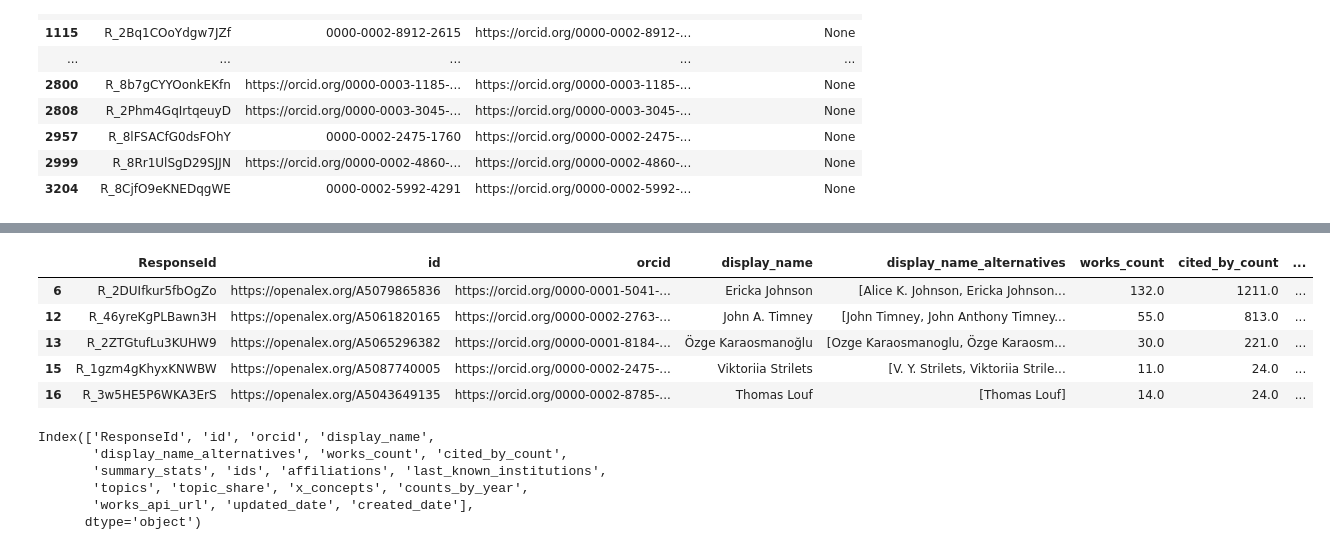
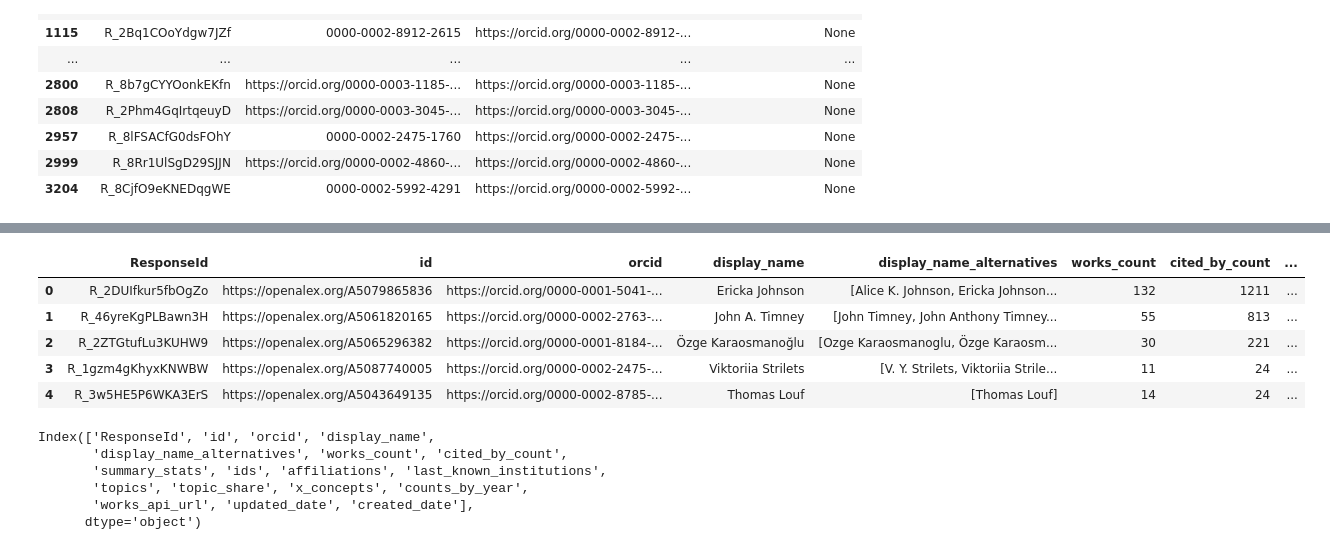
Before and after one commit to Ppandda/parenthood, a Jupyter notebook: parenthood_europe/notebooks/getting_temporal_data.ipynb, the cells around one changed output, grey strips where cells are left out. Drawn from its saved outputs; the diff is of its cells as text; code cells hidden in the pictures.

Commit message:
got data from openAlex, currently on  orcids from scopus to be retrieved from open Alex

```diff
--- a/parenthood_europe/notebooks/getting_temporal_data.ipynb
+++ b/parenthood_europe/notebooks/getting_temporal_data.ipynb
@@ -467,0 +469,4 @@ I have 1995 researchers that I got som einformation from Open Alex by their Orci
+# %%
+orcid_df_clean_no_missing = orcid_df_clean[~orcid_df_clean['ResponseId'].isin(missing_df['ResponseId'])]
+orcid_df_clean_no_missing.reset_index(drop=True, inplace=True)
+len(orcid_df_clean_no_missing)
@@ -468,15 +484,15 @@ I have 1995 researchers that I got som einformation from Open Alex by their Orci
 # %%
-df_orcid = orcid_df_clean.copy()
-df_orcid_normal = orcid_df_clean['retrieved_author_data'].apply(pd.Series)
+df_orcid = orcid_df_clean_no_missing.copy()
+df_orcid_normal = orcid_df_clean_no_missing['retrieved_author_data'].apply(pd.Series)
 df_final = pd.concat([df_orcid[['ResponseId']], df_orcid_normal], axis=1)
 df_final.head()
 # %% [output]
 |  | ResponseId | id | orcid | display_name | display_name_alternatives | works_count | cited_by_count | ... |
-| 6 | R_2DUIfkur5fbOgZo | https://openalex.org/A5079865836 | https://orcid.org/0000-0001-5041-... | Ericka Johnson | [Alice K. Johnson, Ericka Johnson... | 132.0 | 1211.0 | ... |
-| 12 | R_46yreKgPLBawn3H | https://openalex.org/A5061820165 | https://orcid.org/0000-0002-2763-... | John A. Timney | [John Timney, John Anthony Timney... | 55.0 | 813.0 | ... |
-| 13 | R_2ZTGtufLu3KUHW9 | https://openalex.org/A5065296382 | https://orcid.org/0000-0001-8184-... | Özge Karaosmanoğlu | [Ozge Karaosmanoglu, Özge Karaosm... | 30.0 | 221.0 | ... |
-| 15 | R_1gzm4gKhyxKNWBW | https://openalex.org/A5087740005 | https://orcid.org/0000-0002-2475-... | Viktoriia Strilets | [V. Y. Strilets, Viktoriia Strile... | 11.0 | 24.0 | ... |
-| 16 | R_3w5HE5P6WKA3ErS | https://openalex.org/A5043649135 | https://orcid.org/0000-0002-8785-... | Thomas Louf | [Thomas Louf] | 14.0 | 24.0 | ... |
+| 0 | R_2DUIfkur5fbOgZo | https://openalex.org/A5079865836 | https://orcid.org/0000-0001-5041-... | Ericka Johnson | [Alice K. Johnson, Ericka Johnson... | 132 | 1211 | ... |
+| 1 | R_46yreKgPLBawn3H | https://openalex.org/A5061820165 | https://orcid.org/0000-0002-2763-... | John A. Timney | [John Timney, John Anthony Timney... | 55 | 813 | ... |
+| 2 | R_2ZTGtufLu3KUHW9 | https://openalex.org/A5065296382 | https://orcid.org/0000-0001-8184-... | Özge Karaosmanoğlu | [Ozge Karaosmanoglu, Özge Karaosm... | 30 | 221 | ... |
+| 3 | R_1gzm4gKhyxKNWBW | https://openalex.org/A5087740005 | https://orcid.org/0000-0002-2475-... | Viktoriia Strilets | [V. Y. Strilets, Viktoriia Strile... | 11 | 24 | ... |
+| 4 | R_3w5HE5P6WKA3ErS | https://openalex.org/A5043649135 | https://orcid.org/0000-0002-8785-... | Thomas Louf | [Thomas Louf] | 14 | 24 | ... |
 # %%
 df_final.columns
 # %% [output]
```
Also changed, not shown: parts of 30 cells of this notebook.
